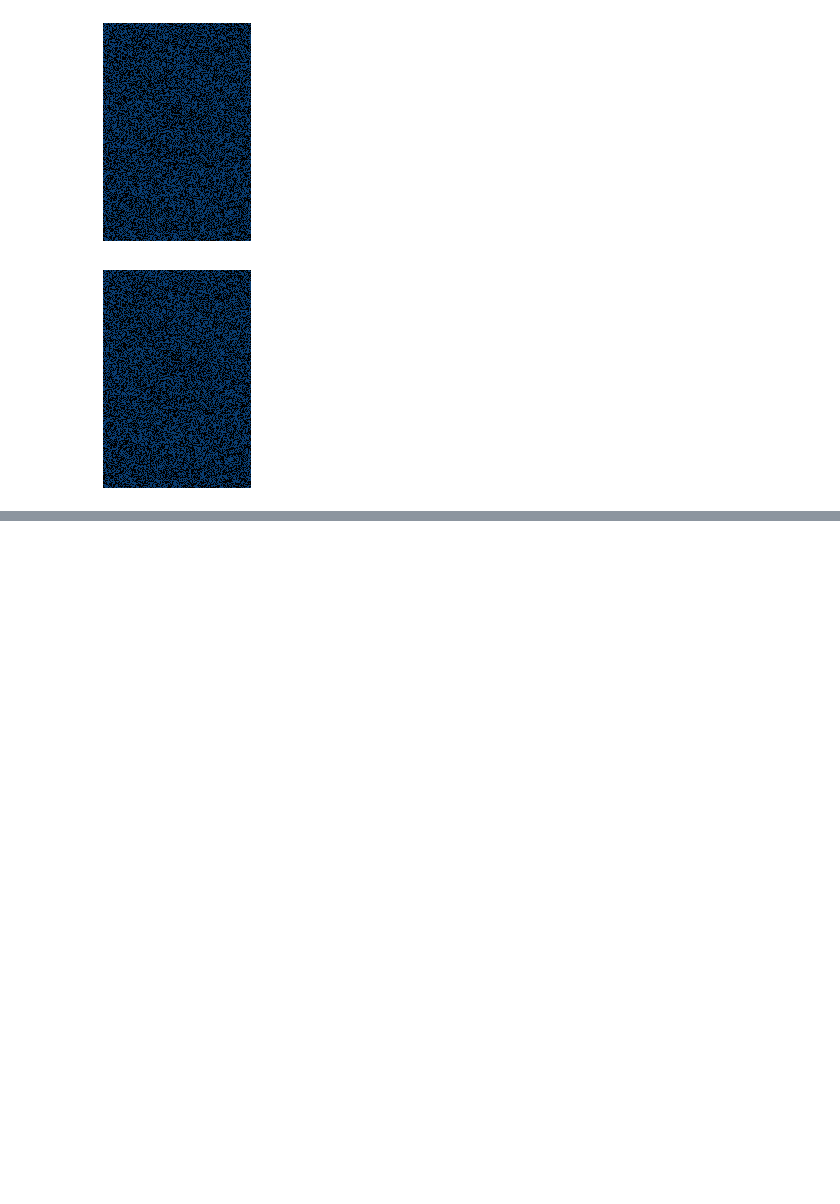
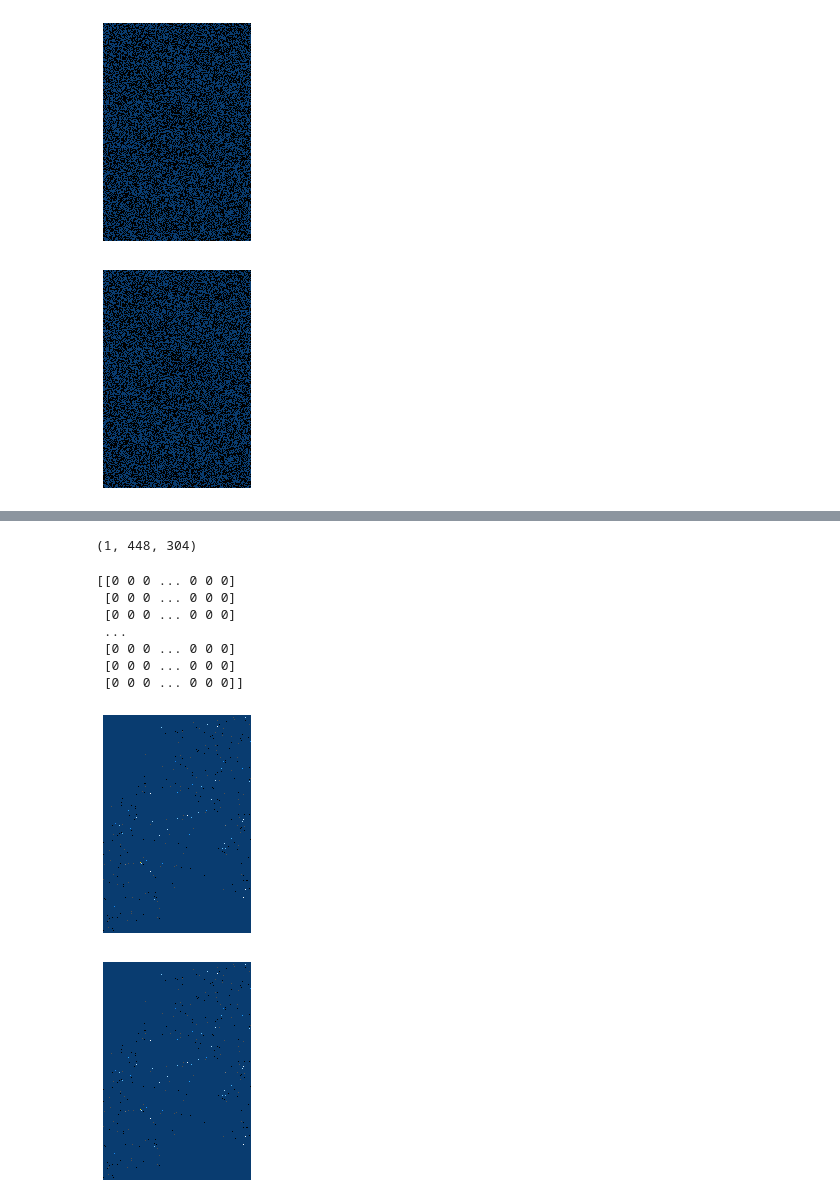
Before and after one commit to bbjornstad/sea-ice-prediction, a Jupyter notebook: intro_convlstm.ipynb, the cells around one changed output, grey strips where cells are left out. Drawn from its saved outputs; the diff is of its cells as text; code cells hidden in the pictures; blank space fills up the shorter version.

```diff
--- a/intro_convlstm.ipynb
+++ b/intro_convlstm.ipynb
@@ -261,0 +266,2 @@ trim_processor.make_colored_prediction_image(test_pred, image_type='concentratio
+# %%
+tcn_seq.fit(x_train, y_train, epochs=10)
@@ -261,0 +290,22 @@ trim_processor.make_colored_prediction_image(test_pred, image_type='concentratio
+# %%
+test_seq = lstm_images[:,500:520,:]
+# %%
+tcn_preds = tcn_seq.predict(test_seq)
+# %%
+test_frame = tcn_preds[:,1,:]
+test_frame = test_frame.reshape((test_frame.shape[0], 448, 304))
+test_frame.shape
+# %% [output]
+(1, 448, 304)
+# %%
+trim_processor.make_colored_prediction_image(test_frame, image_type='concentration', normed=False)
+# %% [output]
+[[0 0 0 ... 0 0 0]
+ [0 0 0 ... 0 0 0]
+ [0 0 0 ... 0 0 0]
+ ...
+ [0 0 0 ... 0 0 0]
+ [0 0 0 ... 0 0 0]
+ [0 0 0 ... 0 0 0]]
+[figure, added]
+[figure, added]
```
Also changed, not shown: parts of 14 cells of this notebook, 9 other files.
